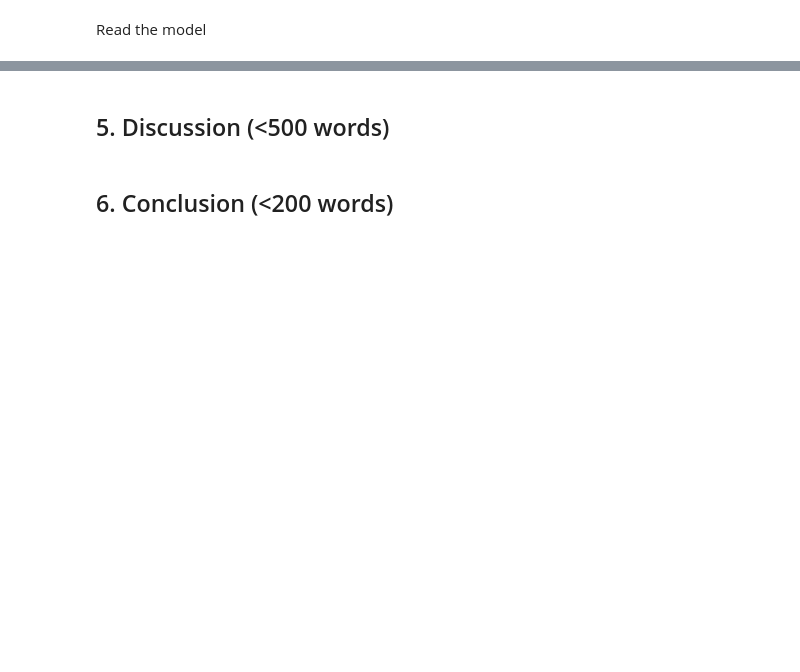
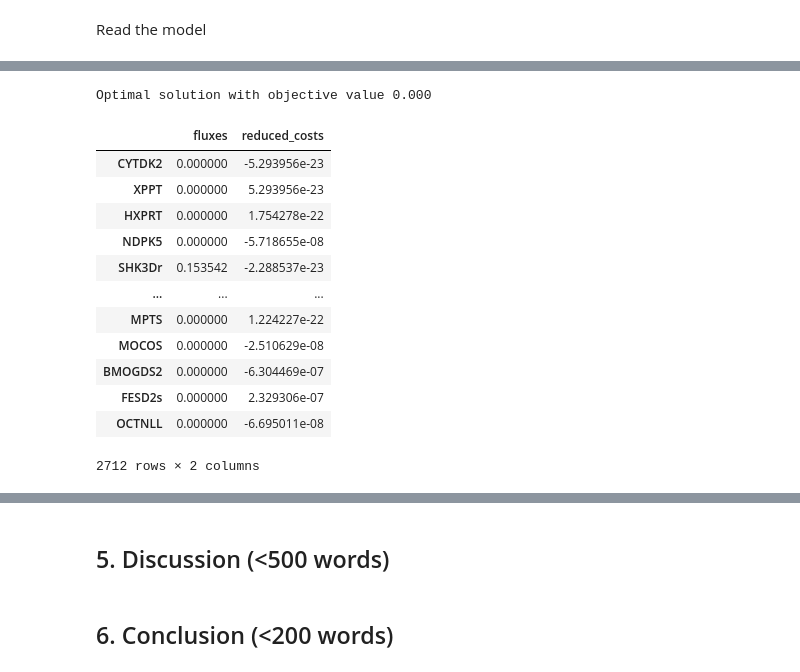
Before and after one commit to 27410/group-assingment-team-3, a Jupyter notebook: Report.ipynb, the cells around one changed output, grey strips where cells are left out. Cells and saved outputs as stored; diff of their text form; code cells hidden in the pictures; blank space fills up the shorter version.

```diff
--- a/Report.ipynb
+++ b/Report.ipynb
@@ -71,0 +96,17 @@ model = read_sbml_model('data/iML1515.xml')
+# %%
+model.optimize()
+# %% [output]
+Optimal solution with objective value 0.000
+|  | fluxes | reduced_costs |
+| CYTDK2 | 0.000000 | -5.293956e-23 |
+| XPPT | 0.000000 | 5.293956e-23 |
+| HXPRT | 0.000000 | 1.754278e-22 |
+| NDPK5 | 0.000000 | -5.718655e-08 |
+| SHK3Dr | 0.153542 | -2.288537e-23 |
+| ... | ... | ... |
+| MPTS | 0.000000 | 1.224227e-22 |
+| MOCOS | 0.000000 | -2.510629e-08 |
+| BMOGDS2 | 0.000000 | -6.304469e-07 |
+| FESD2s | 0.000000 | 2.329306e-07 |
+| OCTNLL | 0.000000 | -6.695011e-08 |
+2712 rows × 2 columns
```
Also changed, not shown: parts of 14 cells of this notebook.
